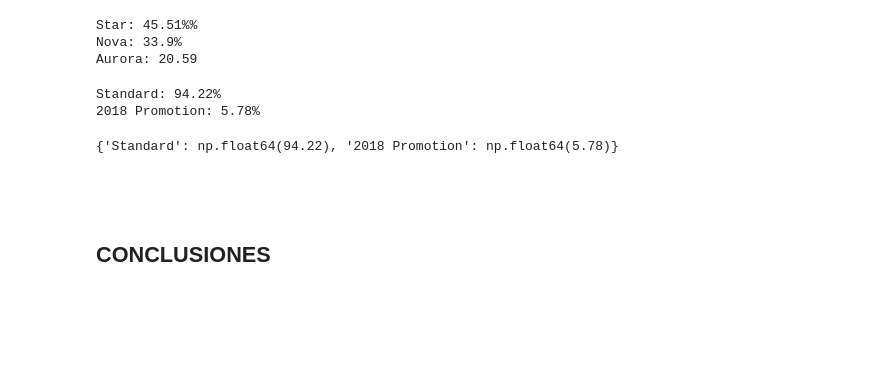
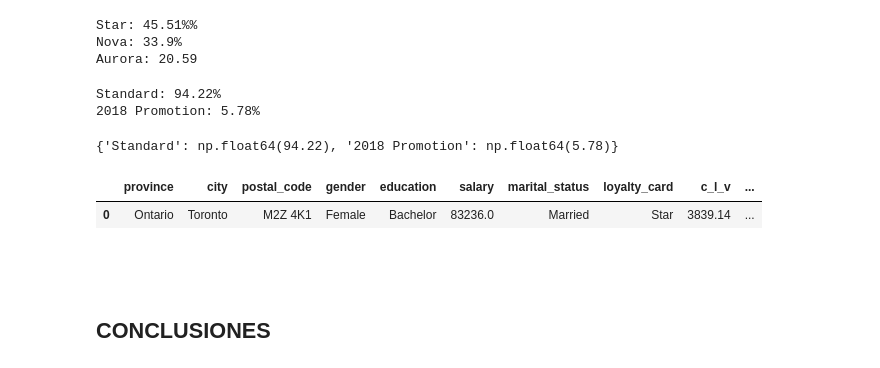
Before and after one commit to Adalab/bda-modulo-3-evaluacion-final-saraguzmanlopez-ops, a Jupyter notebook: Fase_2.ipynb, the cells around one changed output. Saved outputs shown, nothing was run; the diff lists cells and outputs as text; code cells hidden in the pictures; blank space fills up the shorter version.

```diff
--- a/Fase_2.ipynb
+++ b/Fase_2.ipynb
@@ -329,6 +330,11 @@ calcular_frecuencia(df_final_copia, lista, 'enrollment_type')
 Standard: 94.22%
 2018 Promotion: 5.78%
 {'Standard': np.float64(94.22), '2018 Promotion': np.float64(5.78)}
+# %%
+df_final_copia.head(1)
+# %% [output]
+|  | province | city | postal_code | gender | education | salary | marital_status | loyalty_card | c_l_v | ... |
+| 0 | Ontario | Toronto | M2Z 4K1 | Female | Bachelor | 83236.0 | Married | Star | 3839.14 | ... |
 # %% [markdown]
 ##
 # %% [markdown]
```
Also changed, not shown: parts of 12 cells of this notebook, 4 other files.
